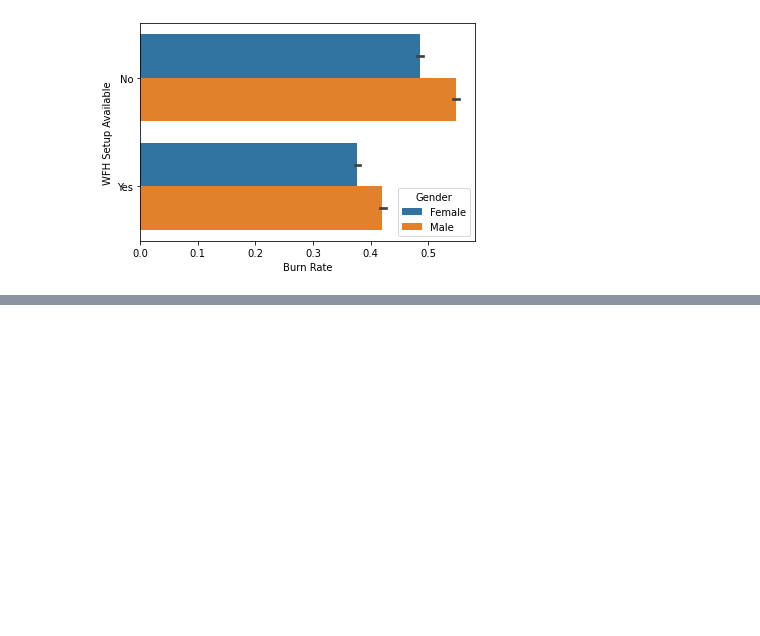
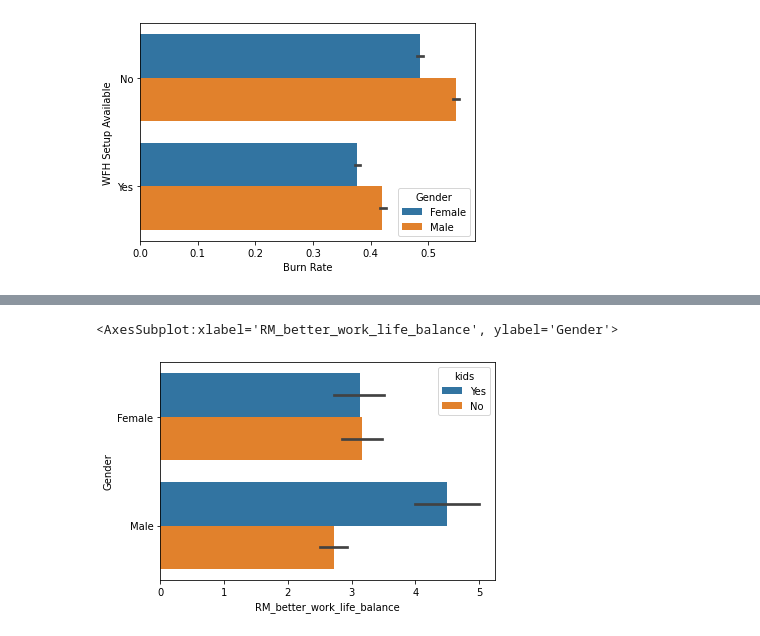
Before and after one commit to EsmaAbraham/UCDPA_Esma, a Jupyter notebook: Project - WIP.ipynb, the cells around one changed output, grey strips where cells are left out. Drawn from its saved outputs; the diff is of its cells as text; code cells hidden in the pictures; blank space fills up the shorter version.

```diff
--- a/Project - WIP.ipynb
+++ b/Project - WIP.ipynb
@@ -305,0 +306,5 @@ sns.barplot(data=data1, y='Occupation', x='RM_better_work_life_balance', hue='ki
+# %%
+sns.barplot(data=data1, y='Gender', x='RM_better_work_life_balance', hue='kids')
+# %% [output]
+<AxesSubplot:xlabel='RM_better_work_life_balance', ylabel='Gender'>
+[figure, added]
```
Also changed, not shown: parts of 4 cells of this notebook.
